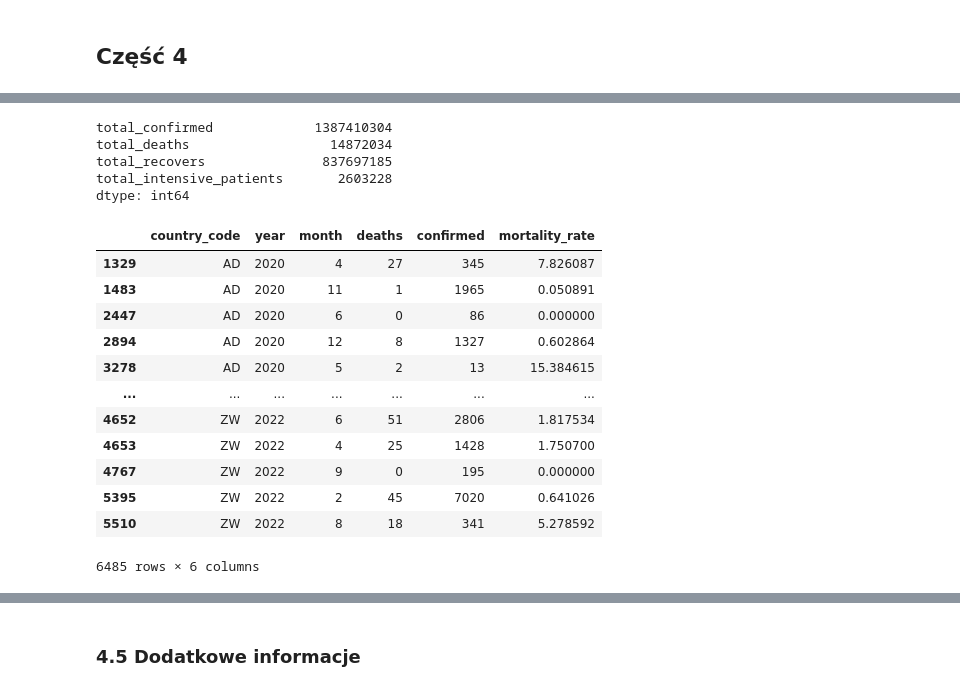
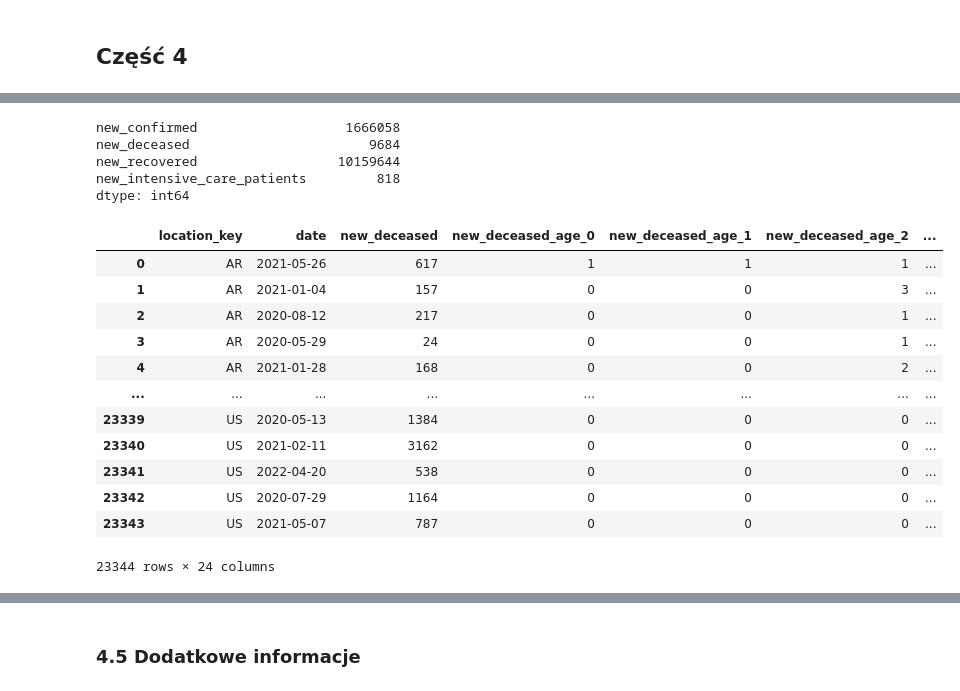
Before and after one commit to piooz/BigData, a Jupyter notebook: zad1/Untitled.ipynb, the cells around one changed output, grey strips where cells are left out. Saved outputs shown, nothing was run; the diff lists cells and outputs as text; code cells hidden in the pictures.

```diff
--- a/zad1/Untitled.ipynb
+++ b/zad1/Untitled.ipynb
@@ -397,55 +396,74 @@ df
 # %%
 # 4.2 statyski światowe
 
-q1 = ("select country_code, sum(new_confirmed) total_confirmed, sum(new_deceased) total_deaths, sum(new_recovered) total_recovers, sum(new_intensive_care_patients) total_intensive_patients from `bigquery-public-data.covid19_open_data.covid19_open_data` group by country_code ")
+q1 = ("select country_code, new_confirmed, new_deceased, new_recovered, new_intensive_care_patients from `bigquery-public-data.covid19_open_data.covid19_open_data` where aggregation_level=0 limit 1000")
 query_job = client.query(q1)
 query_result = query_job.result()
 df = query_result.to_dataframe()
 df.drop_duplicates()
-out = df[['total_confirmed', "total_deaths", "total_recovers", "total_intensive_patients" ]].sum()
+out = df[['new_confirmed', "new_deceased", "new_recovered", "new_intensive_care_patients" ]].sum()
 out.to_csv("4.2.csv")
 out
 # %% [output]
-total_confirmed             1387410304
-total_deaths                  14872034
-total_recovers               837697185
-total_intensive_patients       2603228
+new_confirmed                   1666058
+new_deceased                       9684
+new_recovered                  10159644
+new_intensive_care_patients         818
 dtype: int64
 # %%
 # 4.3 efekty śmiertelności
 q1 = ("""
-select country_code,
-extract(year from date) `year`,
-extract(month from date) `month`,
-sum(new_deceased) `deaths`,
-sum(new_confirmed) confirmed,
-(sum(new_deceased) / sum(new_confirmed)) * 100 mortality_rate
+select location_key,
+date,
+new_deceased,
+new_deceased_age_0,
+new_deceased_age_1,
+new_deceased_age_2,
+new_deceased_age_3,
+new_deceased_age_4,
+new_deceased_age_5,
+new_deceased_age_6,
+new_deceased_age_7,
+new_deceased_age_8,
+new_deceased_age_9,
+new_confirmed,
+new_confirmed_age_0,
+new_confirmed_age_1,
+new_confirmed_age_2,
+new_confirmed_age_3,
+new_confirmed_age_4,
+new_confirmed_age_5,
+new_confirmed_age_6,
+new_confirmed_age_7,
+new_confirmed_age_8,
+new_confirmed_age_9,
+
 from `bigquery-public-data.covid19_open_data.covid19_open_data`
-where new_confirmed > 1
-group by 1, 2, 3
+TABLESAMPLE SYSTEM(10 percent)
+where aggregation_level = 0
 """)
 query_job = client.query(q1)
 query_result = query_job.result()
 df = query_result.to_dataframe()
 
-df = df.dropna().drop_duplicates()
-df = df.sort_values(by=['country_code', 'year'])
-df.to_csv("4.3.csv")
+df = df.fillna(0)
+df = df.drop_duplicates()
+df.to_csv("4.3.csv", index=False)
 df
 # %% [output]
-|  | country_code | year | month | deaths | confirmed | mortality_rate |
-| 1329 | AD | 2020 | 4 | 27 | 345 | 7.826087 |
-| 1483 | AD | 2020 | 11 | 1 | 1965 | 0.050891 |
-| 2447 | AD | 2020 | 6 | 0 | 86 | 0.000000 |
-| 2894 | AD | 2020 | 12 | 8 | 1327 | 0.602864 |
-| 3278 | AD | 2020 | 5 | 2 | 13 | 15.384615 |
-| ... | ... | ... | ... | ... | ... | ... |
-| 4652 | ZW | 2022 | 6 | 51 | 2806 | 1.817534 |
-| 4653 | ZW | 2022 | 4 | 25 | 1428 | 1.750700 |
-| 4767 | ZW | 2022 | 9 | 0 | 195 | 0.000000 |
-| 5395 | ZW | 2022 | 2 | 45 | 7020 | 0.641026 |
-| 5510 | ZW | 2022 | 8 | 18 | 341 | 5.278592 |
+|  | location_key | date | new_deceased | new_deceased_age_0 | new_deceased_age_1 | new_deceased_age_2 | ... |
+| 0 | AR | 2021-05-26 | 617 | 1 | 1 | 1 | ... |
+| 1 | AR | 2021-01-04 | 157 | 0 | 0 | 3 | ... |
+| 2 | AR | 2020-08-12 | 217 | 0 | 0 | 1 | ... |
+| 3 | AR | 2020-05-29 | 24 | 0 | 0 | 1 | ... |
+| 4 | AR | 2021-01-28 | 168 | 0 | 0 | 2 | ... |
+| ... | ... | ... | ... | ... | ... | ... | ... |
+| 23339 | US | 2020-05-13 | 1384 | 0 | 0 | 0 | ... |
+| 23340 | US | 2021-02-11 | 3162 | 0 | 0 | 0 | ... |
+| 23341 | US | 2022-04-20 | 538 | 0 | 0 | 0 | ... |
+| 23342 | US | 2020-07-29 | 1164 | 0 | 0 | 0 | ... |
+| 23343 | US | 2021-05-07 | 787 | 0 | 0 | 0 | ... |
-6485 rows × 6 columns
+23344 rows × 24 columns
 # %%
 # 4.4 trandy szczepień
 q1 = ("""
```
Also changed, not shown: parts of 9 cells of this notebook, 11 other files.
